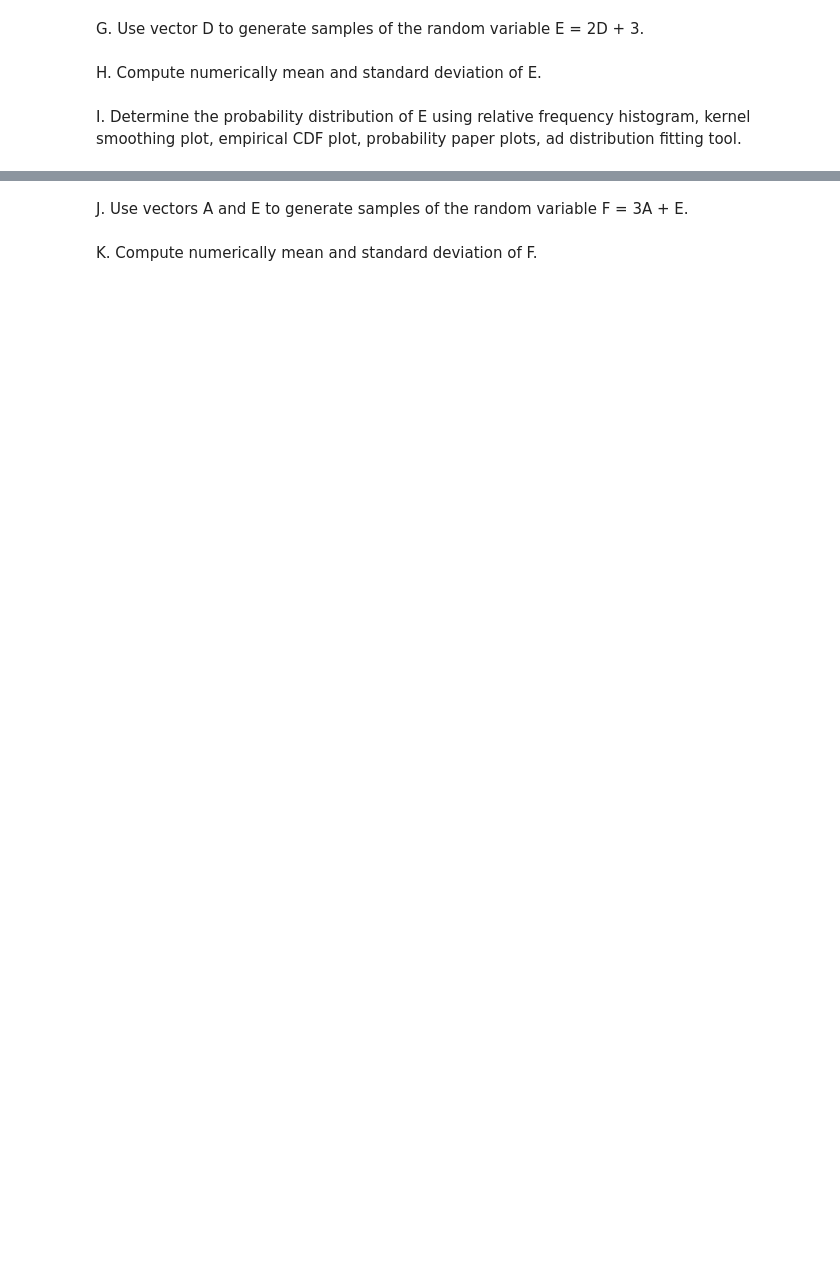
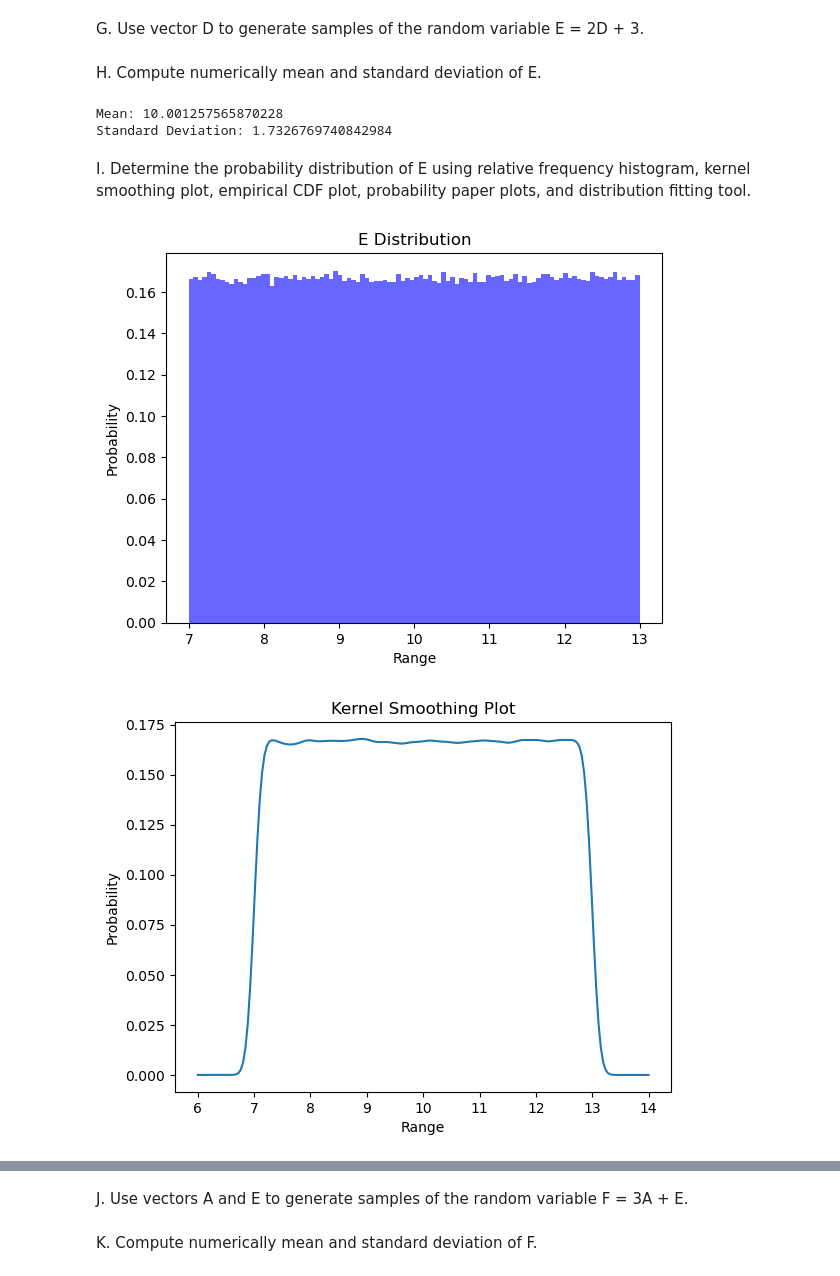
Before and after one commit to julia-ehlers/AREN-8940-infra-comm-resilience, a Jupyter notebook: homework-1.ipynb, the cells around one changed output, grey strips where cells are left out. Saved outputs shown, nothing was run; the diff lists cells and outputs as text; code cells hidden in the pictures; blank space fills up the shorter version.

```diff
--- a/homework-1.ipynb
+++ b/homework-1.ipynb
@@ -197,6 +209,60 @@ F. Generate an appropriate number of samples of a random variable with uniform d
 # %% [markdown]
 G. Use vector D to generate samples of the random variable E = 2D + 3.
+# %%
+# Define Vector E.
+E = (2 * D) + 3
 # %% [markdown]
 H. Compute numerically mean and standard deviation of E.
+# %%
+# Calculate mean and standard deviation for E.
+mu_E = np.average(E)
+std_dev_E = np.std(E)
+
+# Print out calculation results.
+print("Mean:", mu_E)
+print("Standard Deviation:", std_dev_E)
+# %% [output]
+Mean: 10.001257565870228
+Standard Deviation: 1.7326769740842984
 # %% [markdown]
-I. Determine the probability distribution of E using relative frequency histogram, kernel smoothing plot, empirical CDF plot, probability paper plots, ad distribution fitting tool.
+I. Determine the probability distribution of E using relative frequency histogram, kernel smoothing plot, empirical CDF plot, probability paper plots, and distribution fitting tool.
+# %%
+x_E = np.linspace(6, 14, 190)
+
+# Plot relative frequency histogram.
+plt.hist(E, bins = 100, density = True, alpha = 0.6, color = 'b')
+plt.title('E Distribution')
+plt.xlabel('Range')
+plt.ylabel('Probability')
+plt.show()
+
+# Create a kernel smoothing plot (i.e., a PDF?).
+ksp_E = stats.gaussian_kde(E)
+plt.plot(x_E, ksp_E(x_E))
+plt.title('Kernel Smoothing Plot')
+plt.xlabel('Range')
+plt.ylabel('Probability')
+plt.show()
+
+# Create an empirical CDF plot.
+ecdf_E = stats.ecdf(E)
+plt.plot(ecdf_E.cdf.quantiles, ecdf_E.cdf.probabilities)
+plt.title('Empirical CDF')
+plt.xlabel('Range')
+plt.ylabel('Cummulative Probability')
+plt.show()
+
+# Create a probability paper plot.
+ppp_E = stats.probplot(E, plot = plt)
+plt.show()
+
+# Use and plot a distribution fitting tool.
+dist_fit_E = norm.pdf(x_E, mu_E, std_dev_E)
+plt.plot(x_E, dist_fit_E, 'b')
+plt.title('Distribution Fit')
+plt.xlabel('Range')
+plt.ylabel('Probability')
+plt.show()
+# %% [output]
+[figure, added]
+[figure, added]
```
Also changed, not shown: parts of 7 cells of this notebook.
